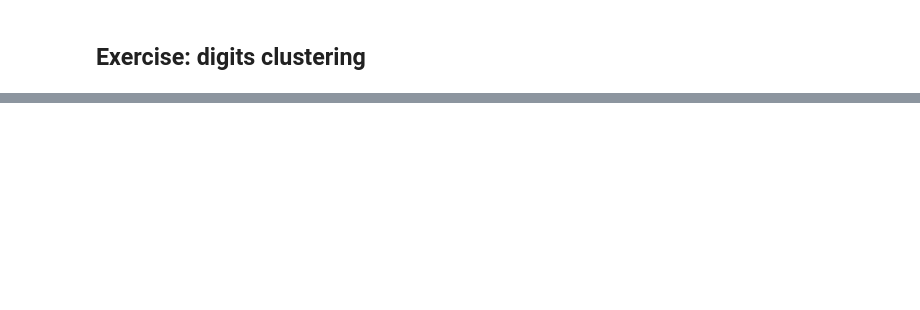
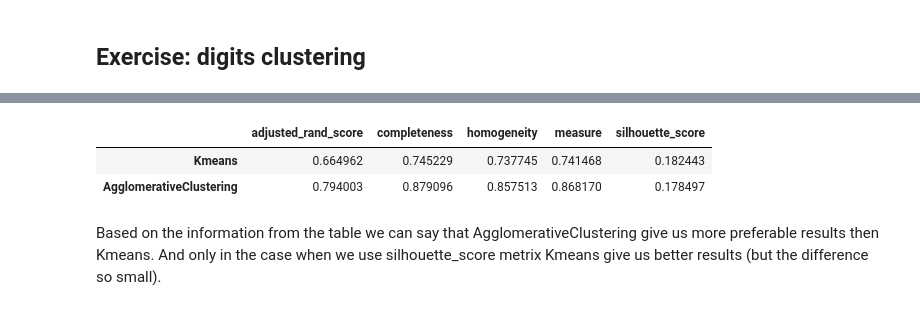
Before and after one commit to Rhymmor/ML-course-reports, a Jupyter notebook: Lab 4/Lab #4 Clustering, Dimensionality reduction.ipynb, the cells around one changed output, grey strips where cells are left out. Cells and saved outputs as stored; diff of their text form; code cells hidden in the pictures; blank space fills up the shorter version.

```diff
--- a/Lab 4/Lab #4 Clustering, Dimensionality reduction.ipynb
+++ b/Lab 4/Lab #4 Clustering, Dimensionality reduction.ipynb
@@ -181,0 +240,15 @@ digits = load_digits()
+# %%
+from sklearn.datasets import load_digits
+from sklearn.cluster import AgglomerativeClustering
+
+digits = load_digits()
+true_res = digits.target
+num_pic, size_pic = digits.data.shape
+
+learn_data = digits.images.reshape((num_pic,-1))
+
+k_model = KMeans(n_clusters=10, random_state=42)
+k_pred_res = k_model.fit_predict(learn_data)
+
+ag_model = AgglomerativeClustering(n_clusters=10)
+ag_pred_res = ag_model.fit_predict(learn_data)
@@ -181,0 +303,27 @@ digits = load_digits()
+# %%
+import pandas as pd
+from sklearn.metrics import silhouette_score, homogeneity_completeness_v_measure
+
+k_ars = adjusted_rand_score(true_res, k_pred_res)
+ag_ars = adjusted_rand_score(true_res, ag_pred_res)
+
+k_silsc = silhouette_score(learn_data, k_pred_res)
+ag_silsc = silhouette_score(learn_data, ag_pred_res)
+
+k_h, k_c, k_m = homogeneity_completeness_v_measure(true_res, k_pred_res)
+ag_h, ag_c, ag_m = homogeneity_completeness_v_measure(true_res, ag_pred_res)
+
+compare = {'adjusted_rand_score' : pd.Series([k_ars,ag_ars], index=['Kmeans','AgglomerativeClustering']),
+             'silhouette_score' : pd.Series([k_silsc,ag_silsc], index=['Kmeans','AgglomerativeClustering']),
+          'homogeneity' : pd.Series([k_h,ag_h], index=['Kmeans','AgglomerativeClustering']),
+            'completeness' : pd.Series([k_c,ag_c], index=['Kmeans','AgglomerativeClustering']),
+          'measure' : pd.Series([k_m,ag_m], index=['Kmeans','AgglomerativeClustering'])}
+
+compare_table = pd.DataFrame(compare)
+compare_table
+# %% [output]
+|  | adjusted_rand_score | completeness | homogeneity | measure | silhouette_score |
+| Kmeans | 0.664962 | 0.745229 | 0.737745 | 0.741468 | 0.182443 |
+| AgglomerativeClustering | 0.794003 | 0.879096 | 0.857513 | 0.868170 | 0.178497 |
+# %% [markdown]
+Based on the information from the table we can say that AgglomerativeClustering give us more preferable results then Kmeans. And only in the case when we use silhouette_score metrix Kmeans give us better results (but the difference so small).
```
Also changed, not shown: parts of 30 cells of this notebook.
